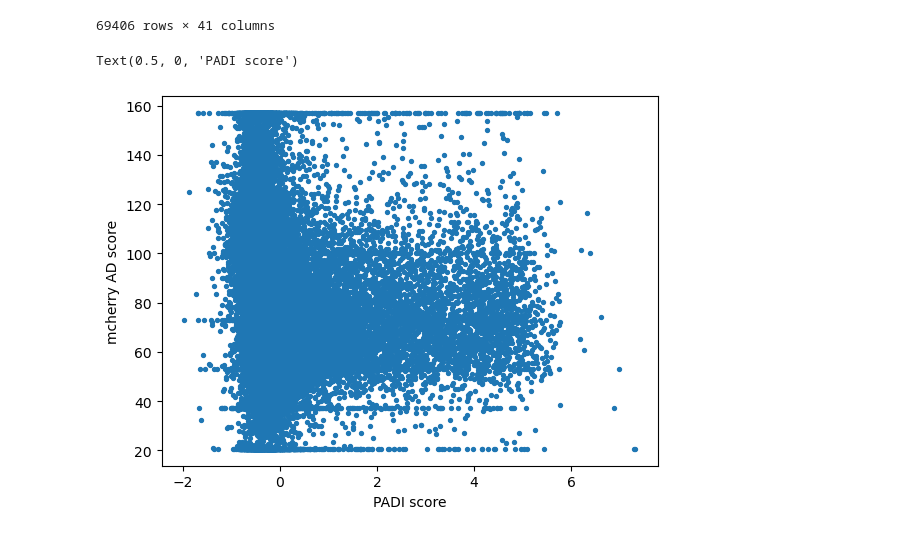
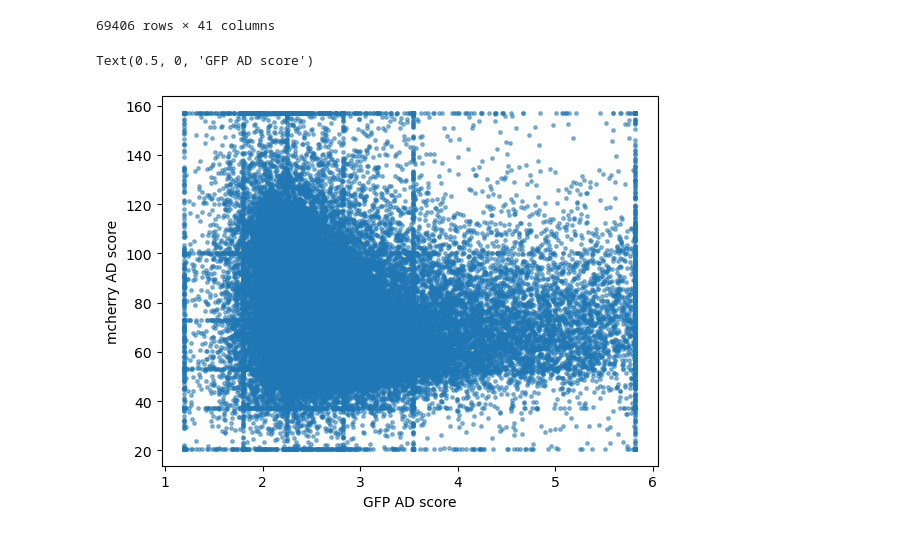
Before and after one commit to staller-lab/NN_interpretability_for_AD_prediction, a Jupyter notebook: Data/PADI_data_wrangle.ipynb, the cells around one changed output. Saved outputs shown, nothing was run; the diff lists cells and outputs as text; code cells hidden in the pictures.

```diff
--- a/Data/PADI_data_wrangle.ipynb
+++ b/Data/PADI_data_wrangle.ipynb
@@ -14,5 +14,6 @@ mcherry = pd.read_csv("PADI_mCherrynamesandscores.csv", index_col=0)
 # mcherry["prot_seq"] = [str(Seq(seq).translate()) for seq in mcherry["AD"]]
 # mcherry = mcherry.drop(["0","1","2","3","AD"], axis=1)
 # mcherry.columns = ["BC","abundance","aa_seq"]
+mcherry.columns = ['ADScore_mcherry', 'Lib_mcherry', 'ScaleScore_mcherry']
 mcherry
 # %% [output]
@@ -63,5 +64,6 @@ mcherry_w_seq_adscore.columns = ["aa_seq", "abundance"]
 mcherry_w_seq_scalescore.columns = ["aa_seq", "abundance"]
 # %%
 gfp = pd.read_csv("PADI_GFPnamesandscores.csv", index_col=0)
+gfp.columns = ['ADScore_gfp', 'Lib_GFP', 'ScaleScore_GFP']
 gfp
 # %% [output]
@@ -103,9 +105,9 @@ mcherry_gfp_PADI
 | 69572 | Lib10 | ATMG00940.1_124 | RITWFQGIVFYTYQETGPWRGSPWNSFRYKIPF... | ATMG00940.1 | ATMG00940 | 124 | 3.913026 | ... |
 69406 rows × 41 columns
 # %%
-plt.scatter(mcherry_gfp_PADI["PADI Score"], mcherry_gfp_PADI["ADScore_x"], s=8)
+plt.scatter(mcherry_gfp_PADI["ADScore_gfp"], mcherry_gfp_PADI["ADScore_mcherry"], s=6, alpha=0.5)
 plt.ylabel("mcherry AD score")
-plt.xlabel("PADI score")
+plt.xlabel("GFP AD score")
 # %% [output]
-Text(0.5, 0, 'PADI score')
+Text(0.5, 0, 'GFP AD score')
-[figure, old version]
+[figure, new version]
```
Also changed, not shown: parts of 24 cells of this notebook, 14 other files.
